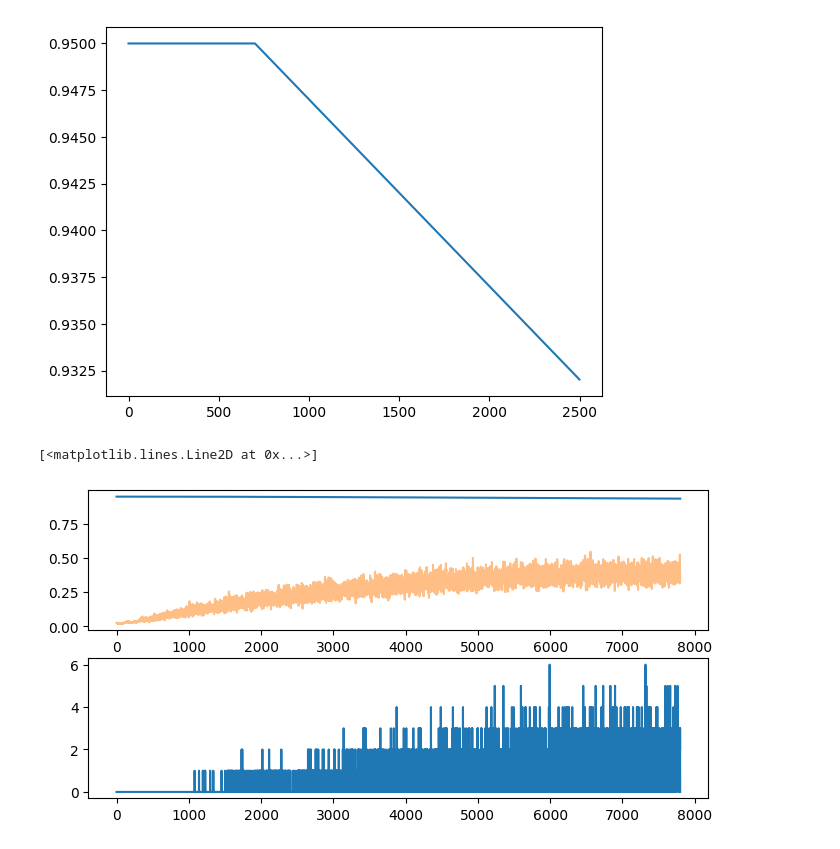
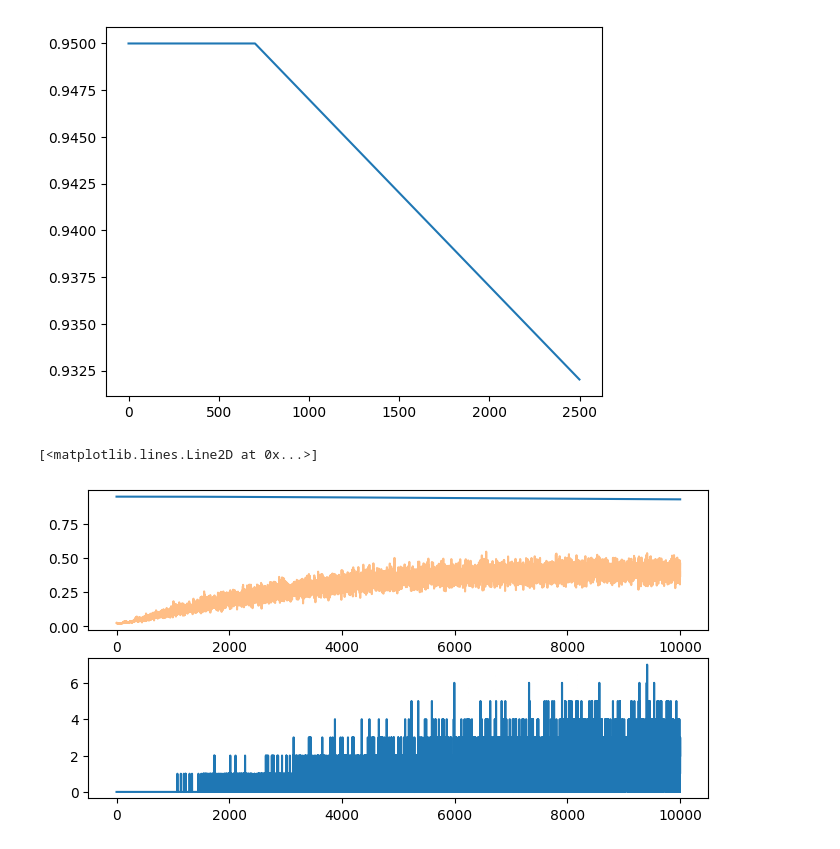
Before and after one commit to Self-Supervised-Learning-CS685/ssl-evaluation, a Jupyter notebook: moving_thres_graph.ipynb, the cells around one changed output. Drawn from its saved outputs; the diff is of its cells as text; code cells hidden in the pictures.

```diff
--- a/moving_thres_graph.ipynb
+++ b/moving_thres_graph.ipynb
@@ -105,15 +105,15 @@ plt.plot(data[:2500][0])
 [<matplotlib.lines.Line2D at 0x...>]
 [figure]
 # %%
-data = pd.read_csv('y_probs.csv', header=None)
+data = pd.read_csv('y_probs_config10.csv', header=None)
 
 fig, (ax1, ax2) = plt.subplots(2, 1, figsize=(8, 4))
 ax1.plot(data[0])
 ax1.plot(data[2], alpha=0.5)
 ax2.plot(data[3])
 # %% [output]
 [<matplotlib.lines.Line2D at 0x...>]
-[figure, old version]
+[figure, new version]
 # %%
 plt.plot(data[0])
 # %% [output]
```
Also changed, not shown: parts of 3 cells of this notebook, 6 other files.
